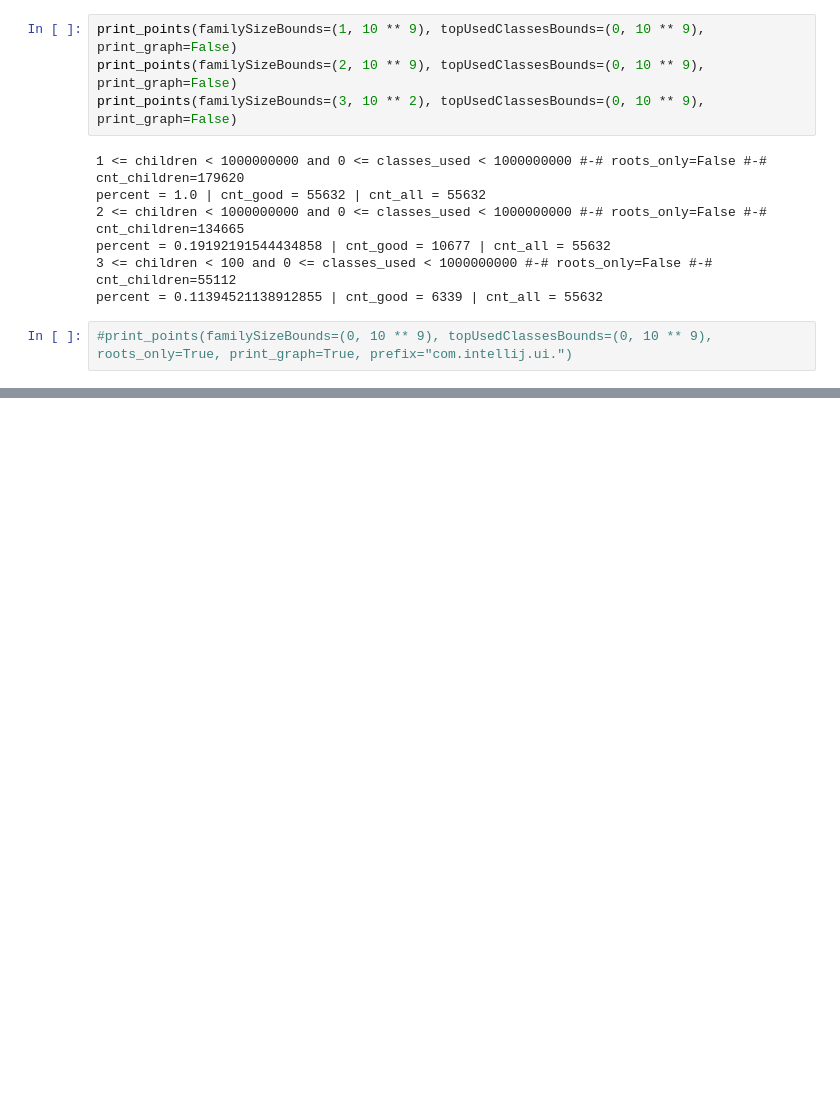
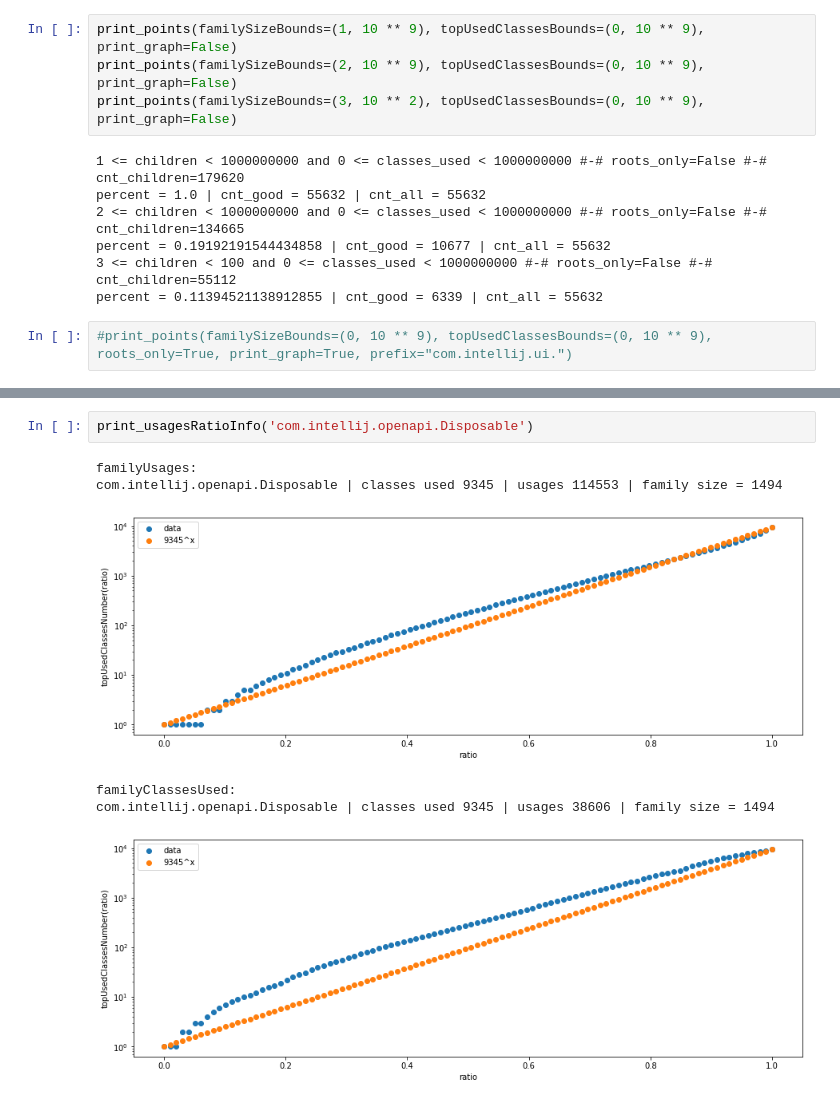
Before and after one commit to turovkv/intellij-class-usages-analysis, a Jupyter notebook: stats.ipynb, the cells around one changed output, grey strips where cells are left out. Cells and saved outputs as stored; diff of their text form; blank space fills up the shorter version.

```diff
--- a/stats.ipynb
+++ b/stats.ipynb
@@ -332,0 +356,9 @@ com.intellij.openapi.actionSystem.AnAction | classes used 5147 | usages 53156 |
+# %%
+print_usagesRatioInfo('com.intellij.openapi.Disposable')
+# %% [output]
+familyUsages:
+com.intellij.openapi.Disposable | classes used 9345 | usages 114553 | family size = 1494
+[figure, added]
+familyClassesUsed:
+com.intellij.openapi.Disposable | classes used 9345 | usages 38606 | family size = 1494
+[figure, added]
```
Also changed, not shown: parts of 12 cells of this notebook.
